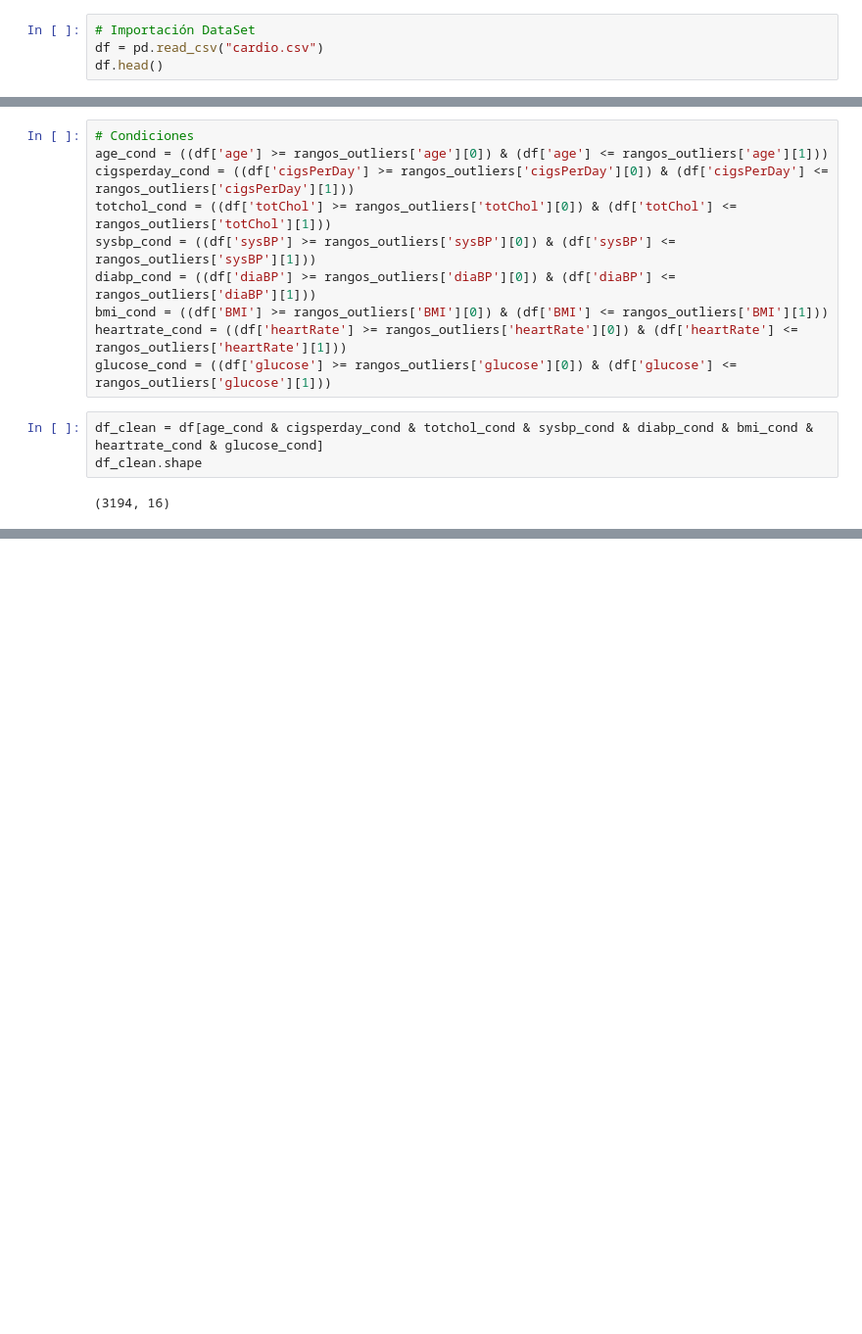
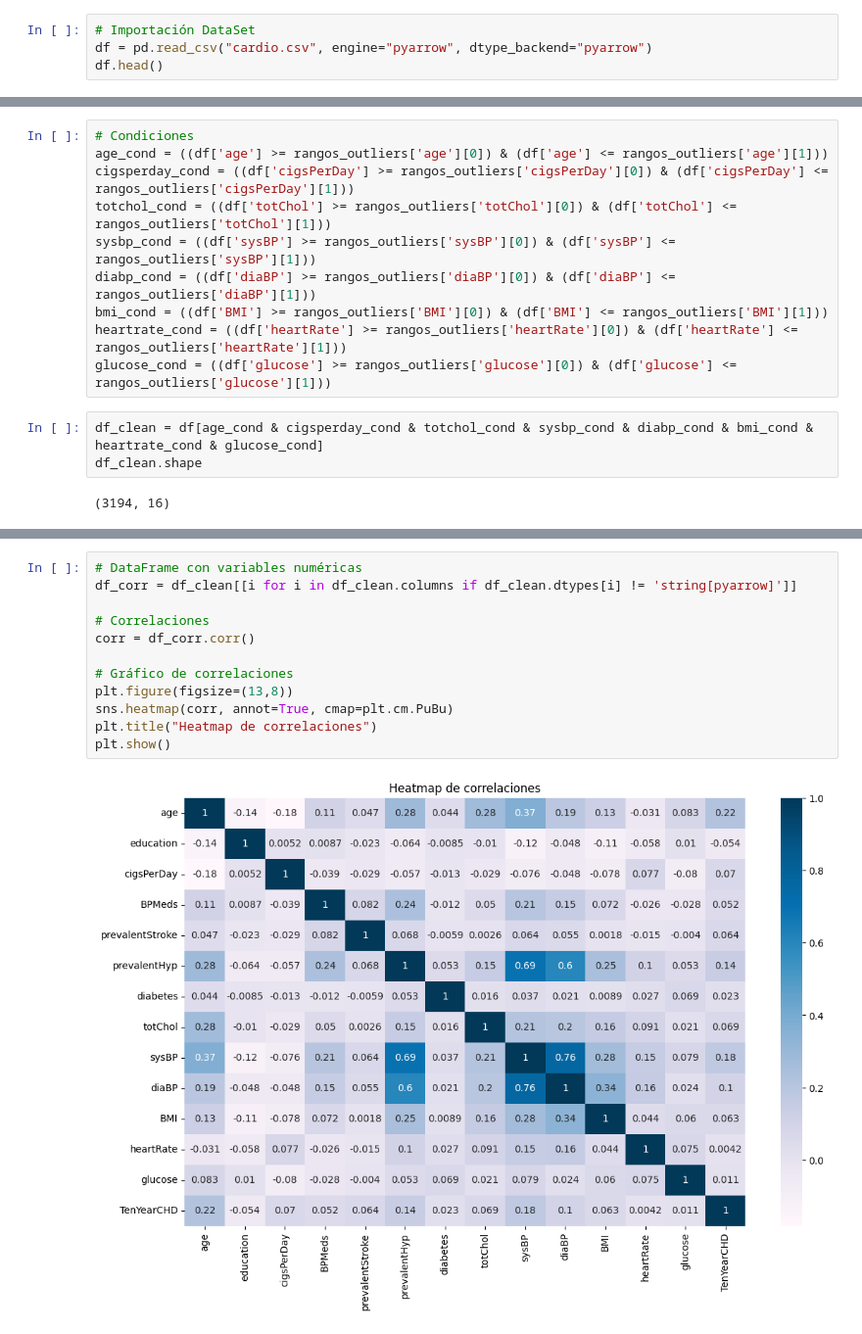
Before and after one commit to dvilchesl/desafio-latam-prueba-analisis-est, a Jupyter notebook: Prueba - Análisis Estadístico.ipynb, the cells around one changed output, grey strips where cells are left out. Shown: that part at 98% size. Drawn from its saved outputs; the diff is of its cells as text; blank space fills up the shorter version.

```diff
--- a/Prueba - Análisis Estadístico.ipynb
+++ b/Prueba - Análisis Estadístico.ipynb
@@ -33,6 +35,6 @@ import numpy as np
 # %%
 # Importación DataSet
-df = pd.read_csv("cardio.csv")
+df = pd.read_csv("cardio.csv", engine="pyarrow", dtype_backend="pyarrow")
 df.head()
 # %% [output]
 |  | sex | age | education | currentSmoker | cigsPerDay | BPMeds | prevalentStroke | prevalentHyp | ... |
@@ -209,0 +227,14 @@ df_clean.shape
+# %%
+# DataFrame con variables numéricas
+df_corr = df_clean[[i for i in df_clean.columns if df_clean.dtypes[i] != 'string[pyarrow]']]
+
+# Correlaciones
+corr = df_corr.corr()
+
+# Gráfico de correlaciones
+plt.figure(figsize=(13,8))
+sns.heatmap(corr, annot=True, cmap=plt.cm.PuBu)
+plt.title("Heatmap de correlaciones")
+plt.show()
+# %% [output]
+[figure, added]
```
Also changed, not shown: parts of 21 cells of this notebook.
